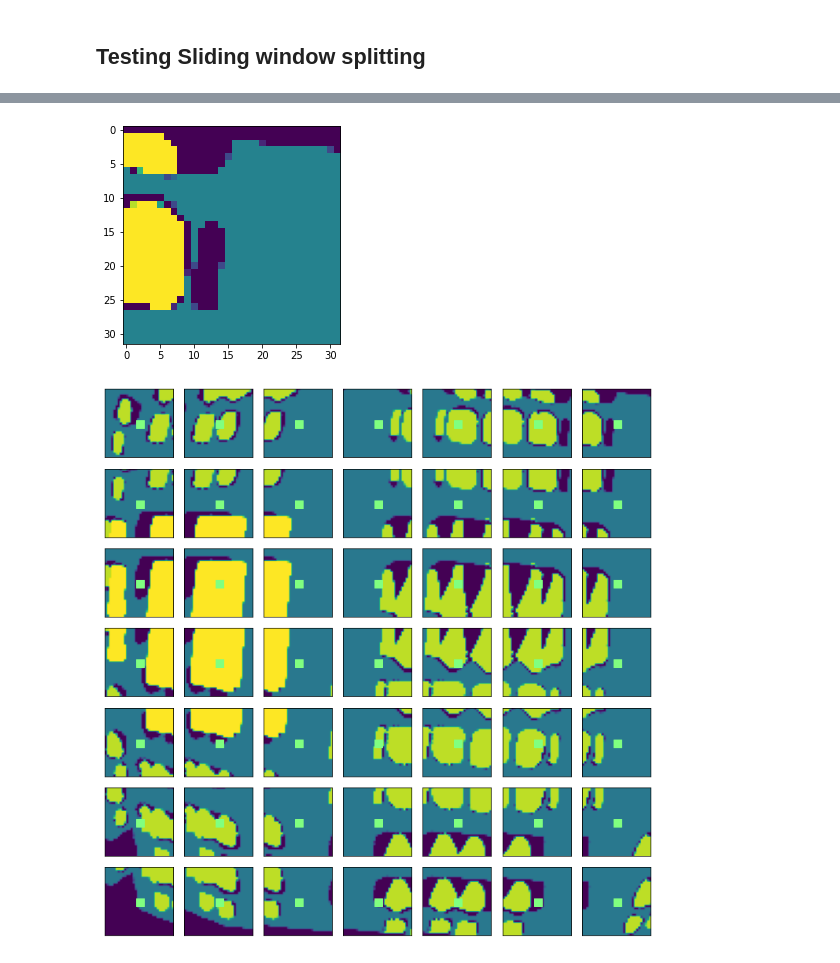
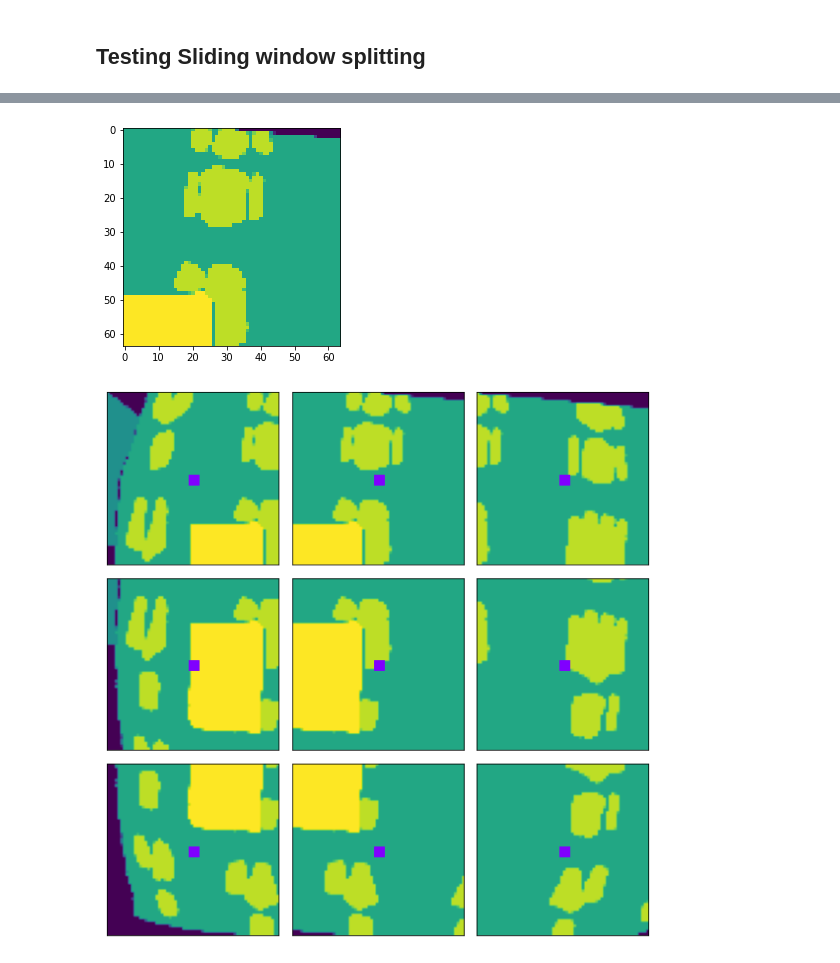
Before and after one commit to josephsv96/crate_classifier, a Jupyter notebook: test_sliding.ipynb, the cells around one changed output, grey strips where cells are left out. Drawn from its saved outputs; the diff is of its cells as text; code cells hidden in the pictures.

```diff
--- a/test_sliding.ipynb
+++ b/test_sliding.ipynb
@@ -24,5 +46,5 @@ import segmap
 # %%
-index = 7
+index = 5
 plt.figure(figsize=(10,8))
 plt.subplot(1,2,1)
 plt.imshow(bgr_to_rgb_img(img_arr[index,:,:,3:6]))
@@ -42,6 +64,6 @@ plt.show()
 # %%
 sample_ann = ann_arr[index,:,:,:]
-my_scale = 4
+my_scale = 2
 sliding_obj = SlidingWindow(sample_ann, w_scale=my_scale, PARAMS= PKG_1_PARAMS)
 # %%
 sliding_obj.show_slices(num_class=10)
@@ -62,7 +84,7 @@ sliced_arr.shape: (49, 32, 32, 1)
 # %%
 sliced = sliding_obj.sliced_arr
-ind = 6
+ind =1
 plt.imshow(sliced[ind, :, :, 0])
 plt.show()
 # %% [output]
-[figure, old version]
+[figure, new version]
@@ -93,7 +93,7 @@ annot_db = sort_img_arr_by_class(sliced, PKG_1_PARAMS)
 # %%
 sliding_obj.show_slices_overlay(num_class=10)
 # %% [output]
-[figure, old version]
+[figure, new version]
 # %%
 sliding_obj.image_overlay(img_arr[index,:,:,3:6])
 # %% [output]
```
Also changed, not shown: parts of 11 cells of this notebook, 7 other files.
